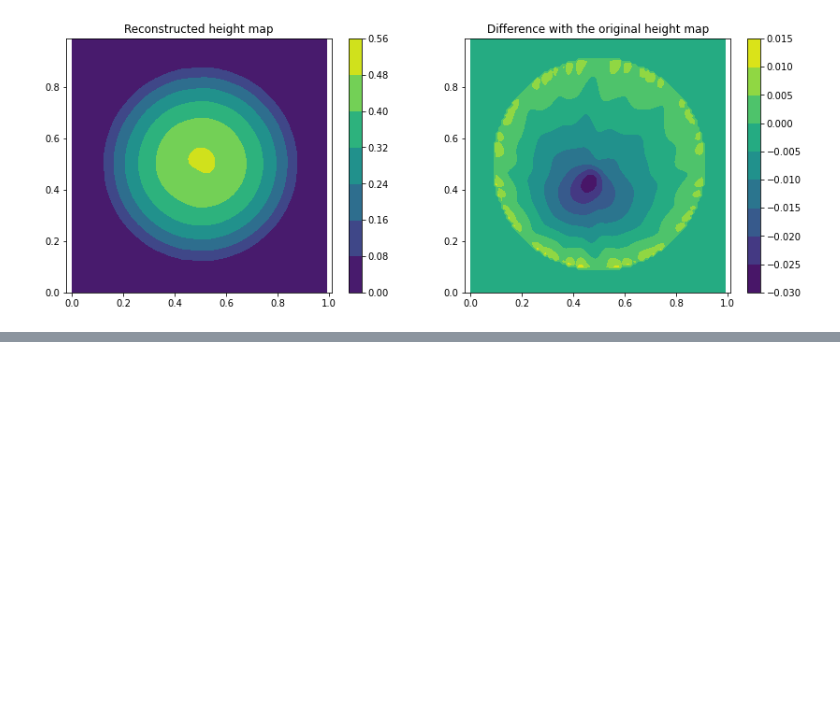
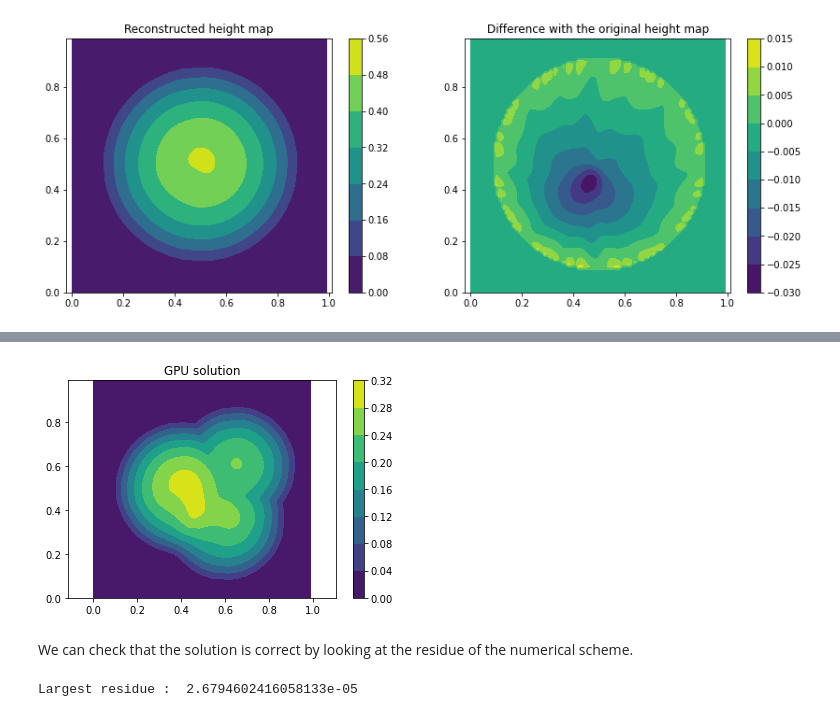
Before and after one commit to Mirebeau/AdaptiveGridDiscretizations, a Jupyter notebook: Notebooks_NonDiv/ShapeFromShading.ipynb, the cells around one changed output, grey strips where cells are left out. Drawn from its saved outputs; the diff is of its cells as text; code cells hidden in the pictures; blank space fills up the shorter version.

```diff
--- a/Notebooks_NonDiv/ShapeFromShading.ipynb
+++ b/Notebooks_NonDiv/ShapeFromShading.ipynb
@@ -406,0 +415,3 @@ ax.plot_surface(X,Y,height);
+# %%
+height = ThreeBumps(X,Y)
+Intensity,Omega = GenerateRHS(height,params)
@@ -406,0 +420,3 @@ ax.plot_surface(X,Y,height);
+# %%
+%%time
+sol = ShapeFromShading.Solve(Intensity,Omega,10*Omega,params).get()
@@ -406,0 +425,14 @@ ax.plot_surface(X,Y,height);
+# %%
+plt.title("GPU solution"); plt.axis("equal")
+plt.contourf(X,Y,sol); plt.colorbar();
+# %% [output]
+[figure, added]
+# %% [markdown]
+We can check that the solution is correct by looking at the residue of the numerical scheme.
+# %%
+residue = ShapeFromShading.EvalScheme(Intensity,sol,params,mask=Omega)
+max_residue = np.max(np.abs(residue))
+assert max_residue<1e-4
+print("Largest residue : ",max_residue)
+# %% [output]
+Largest residue :  2.6794602416058133e-05
```
Also changed, not shown: parts of 7 cells of this notebook.
